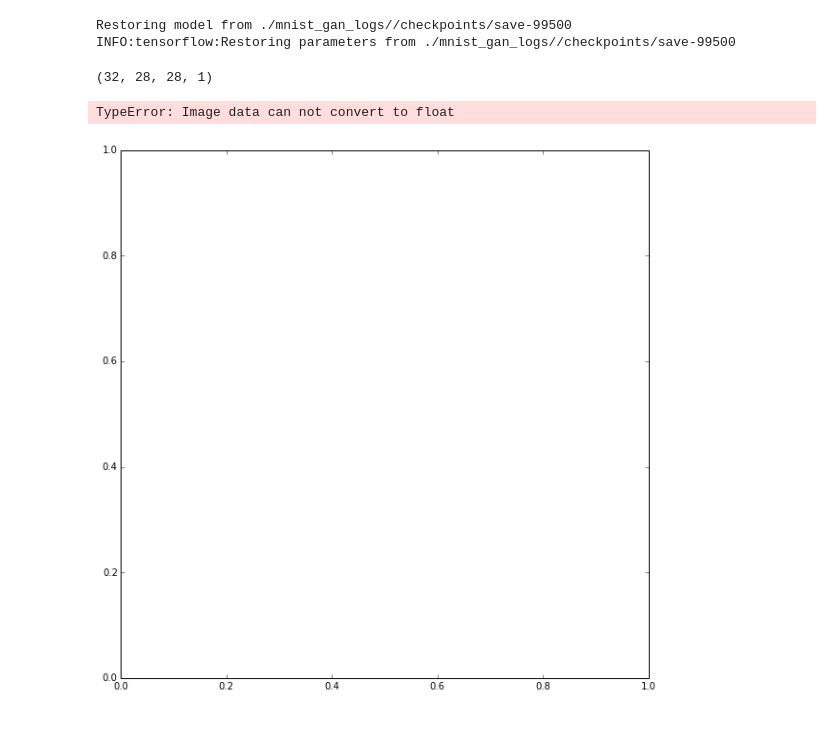
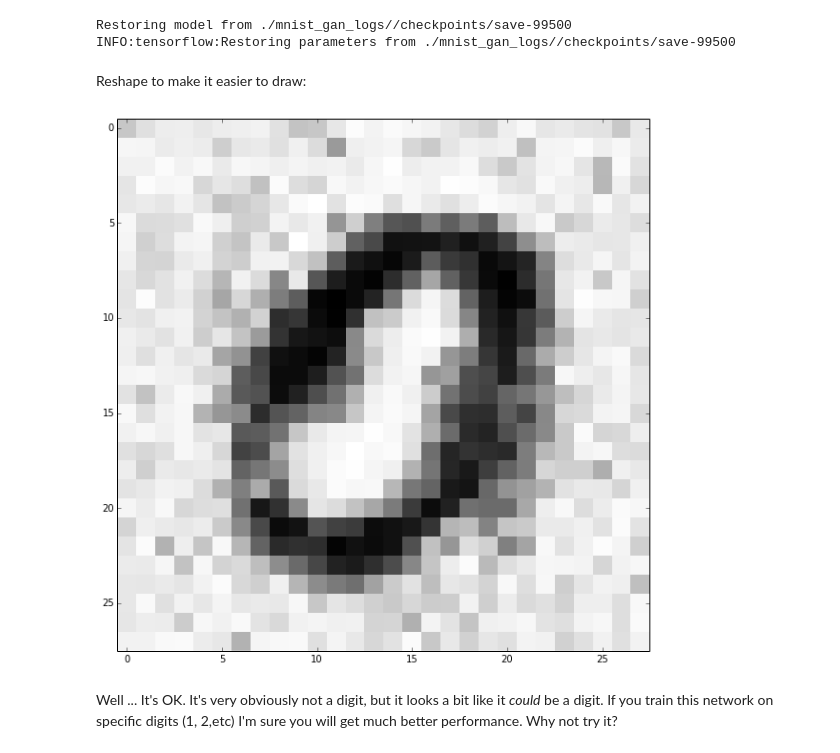
Before and after one commit to DeepLearnPhysics/DCGAN, a Jupyter notebook: MNIST GAN Tutorial.ipynb, the cells around one changed output. Saved outputs shown, nothing was run; the diff lists cells and outputs as text; code cells hidden in the pictures; blank space fills up the shorter version.

```diff
--- a/MNIST GAN Tutorial.ipynb
+++ b/MNIST GAN Tutorial.ipynb
@@ -429,15 +429,16 @@ with tf.device(default_device):
 # %% [output]
 Restoring model from ./mnist_gan_logs//checkpoints/save-99500
 INFO:tensorflow:Restoring parameters from ./mnist_gan_logs//checkpoints/save-99500
-# %%
-print fake_images.shape
-# %% [output]
-(32, 28, 28, 1)
+# %% [markdown]
+Reshape to make it easier to draw:
+# %%
+generate_images = numpy.reshape(generated_images, (-1, 28, 28))
 # %%
 index = numpy.random.randint(5)
 fig = plt.figure(figsize=(10,10))
-plt.imshow(fake_images[index], cmap="Greys", interpolation="none")
+plt.imshow(generate_images[index], cmap="Greys", interpolation="none")
 plt.show()
 # %% [output]
-TypeError: Image data can not convert to float
-[figure, old version]
+[figure, new version]
+# %% [markdown]
+Well ... It's OK.  It's very obviously not a digit, but it looks a bit like it *could* be a digit.  If you train this network on specific digits (1, 2,etc) I'm sure you will get much better performance.  Why not try it?
```
Also changed, not shown: parts of 1 cell of this notebook.
